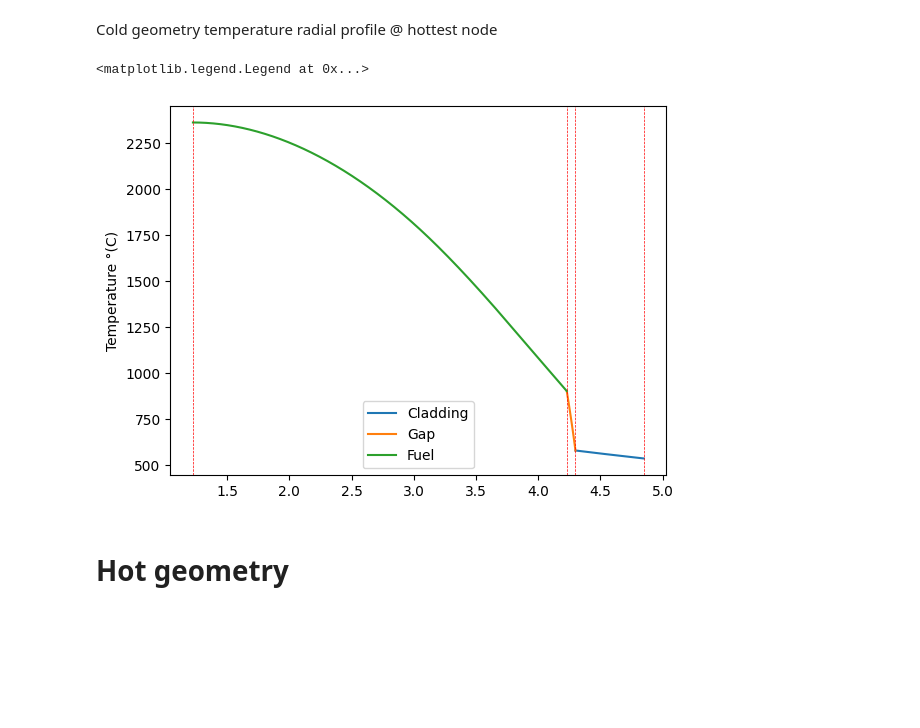
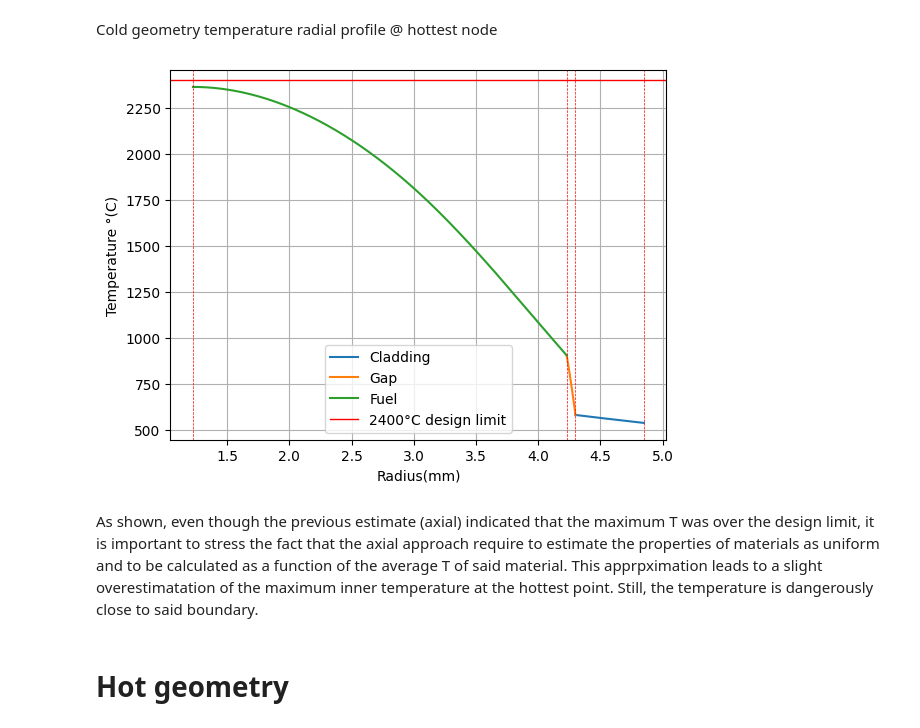
Before and after one commit to Andrea1999Broglia/ASTRID-reactor-fuel-pin-design, a Jupyter notebook: Reactor model.ipynb, the cells around one changed output. Saved outputs shown, nothing was run; the diff lists cells and outputs as text; code cells hidden in the pictures; blank space fills up the shorter version.

```diff
--- a/Reactor model.ipynb
+++ b/Reactor model.ipynb
@@ -276,11 +276,13 @@ Rho_v=np.zeros(len(H)) #coolant density
 v_c_v=np.zeros(len(H)) #coolant speed
 k_c_v=np.zeros(len(H)) #cladding thermal conductivity
 h_v=np.zeros(len(H))   #heat transfer coefficient
+q=np.zeros(len(H))     #linear power
 for i in range(len(H)): #here, only the values of coolant properties in proximity of the nodes are selected
     Rho_v[i]=Rho(T[i])
     v_c_v[i]=v_c(T[i])
     k_c_v[i]=K_c(T[i])
     h_v[i]=h(T[i])
+    q[i]=Pf[i]*Ppeak
 # %% [markdown]
 There is a constraint on the speed of the coolant (<10 m/s) due to the fact that high-speed molten lead may corrode the cladding iron but if throttling rises, so does the speed while the cladding maximum temperatures lowers and vicde versa.
 
@@ -335,7 +335,7 @@ T_{c,o,i}=T_{i}+\frac{q'_{max}P_{f,i}}{h(T_{i})2R_{c,o}π} \tag{2}
 Tco=np.zeros(len(H))
 
 for i in range(len(H)):
-  Tco[i]=T[i]+(Ppeak*Pf[i]*1000/(h_v[i]*2*math.pi*(Rco/1000))) #temperature calculated for each node
+  Tco[i]=T[i]+(q[i]*1000/(h_v[i]*2*math.pi*(Rco/1000))) #temperature calculated for each node
 
 plt.plot(H,Tco)                               #temperature plotted vs pin active length
 plt.grid()
@@ -370,7 +370,6 @@ The inner cladding temperature was calculated as:
 \end{equation}
 # %%
 # Inner cladding temperature (equazione risolta con fsolve)
-q=np.zeros(len(Pf))
 Tci=np.zeros(len(Pf))
 
 TciMAX=np.zeros(count)
@@ -380,11 +379,6 @@ halplane_max=np.zeros(count)
 def k_cladding(T):
 
    return (13.95 + 0.01163*T)
-
-#linear power @nodes W/mm
-for i in range(len(Pf)):
-    q[i]=Pf[i]*Ppeak
-
 
 def Tcisolver(Tx, Tco_input, q_input, t_input): #this function implements eq. 3 where Tx is Tcii
 
@@ -597,38 +604,48 @@ Yet, the cold geometry analysis does not take into account the thermal expansion
 # %% [markdown]
 Cold geometry temperature radial profile @ hottest node
 # %%
-def dTdr_cladding (r,T,  q_input):
+#ODEs to be integrated to evaluate the radial T profile
+
+def dTdr_cladding (r,T,  q_input): #cladding
 
     return -q_input*1000/(2*math.pi*k_cladding(T)*r)
 
-def dTdr_gap (r,T, q_input):
+def dTdr_gap (r,T, q_input):#gas gap
 
     return -q_input*1000/(2*math.pi*K_gap(T)*r)
 
-def dTdr_fuelMOX (r,T,q_input, Bu_input, p_input, x_input):
+def dTdr_fuelMOX (r,T,q_input, Bu_input, p_input, x_input): #MOX fuel
 
     return -q_input*1000*(r**2-Rfi**2)/(Rfo**2-Rfi**2)/(2*math.pi*K_MOX(Bu_input, T, p_input, x_input)*r)
 
+#arrays representinf cladding, gap and fuel radially
 r_cladding=np.linspace(Rco,Rci, int((Rco-Rci)*1000))
 r_gap=np.linspace(Rci,Rfo, int((Rci-Rfo)*1000))
 r_fuel=np.linspace(Rfo,Rfi, int((Rfo-Rfi)*1000))
 
+#ODEs integration
+#the final T value of the cladding serves as boundary condition for the integration of the gap
+#same goes for gap and fuel
 cladding_cold_profile=integrate.solve_ivp(dTdr_cladding, t_span=(Rco, Rci), t_eval=r_cladding, y0=[Tco[np.where(Tfi==max(Tfi))[0][0]]], args=(q[np.where(Tfi==max(Tfi))[0][0]],))
 gap_cold_profile=integrate.solve_ivp(dTdr_gap, t_span=(Rci, Rfo), t_eval=r_gap, y0=[cladding_cold_profile.y[0][-1]], args=(q[np.where(Tfi==max(Tfi))[0][0]],))
 fuel_cold_profile=integrate.solve_ivp(dTdr_fuelMOX, t_span=(Rfo, Rfi), t_eval=r_fuel, y0=[gap_cold_profile.y[0][-1]], args=(q[np.where(Tfi==max(Tfi))[0][0]],0, 1-rhof, x_fissile))
 
 plt.plot(cladding_cold_profile.t, cladding_cold_profile.y[0], label="Cladding")
 plt.plot(gap_cold_profile.t, gap_cold_profile.y[0], label="Gap")
 plt.plot(fuel_cold_profile.t, fuel_cold_profile.y[0], label="Fuel")
 plt.axvline(x=r_cladding[0], color="r", ls="--", linewidth=0.5)
 plt.axvline(x=r_cladding[-1], color="r", ls="--", linewidth=0.5)
 plt.axvline(x=r_gap[-1], color="r", ls="--", linewidth=0.5)
 plt.axvline(x=r_fuel[-1], color="r", ls="--", linewidth=0.5)
+plt.axhline(y=2400, color="r", linestyle="-", linewidth=1, label="2400°C design limit")
 plt.ylabel("Temperature °(C)")
+plt.xlabel("Radius(mm)")
 plt.legend()
+plt.grid()
 # %% [output]
-<matplotlib.legend.Legend at 0x...>
-[figure, old version]
+[figure, new version]
+# %% [markdown]
+As shown, even though the previous estimate (axial) indicated that the maximum T was over the design limit, it is important to stress the fact that the axial approach require to estimate the properties of materials as uniform and to be calculated as a function of the average T of said material. This apprpximation leads to a slight overestimatation of the maximum inner temperature at the hottest point. Still, the temperature is dangerously close to said boundary.
 # %% [markdown]
 # Hot geometry
 # %% [markdown]
```
Also changed, not shown: parts of 18 cells of this notebook.
